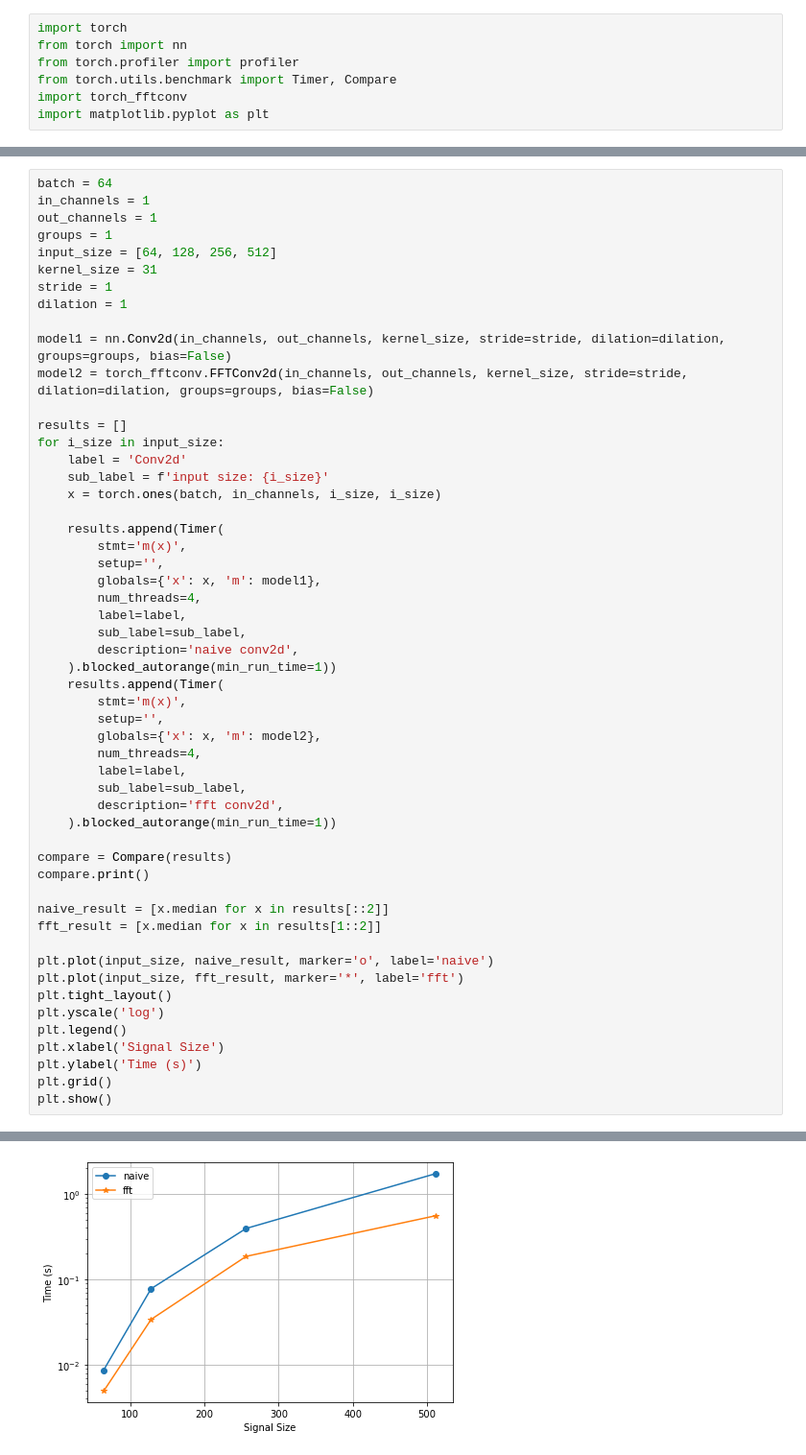
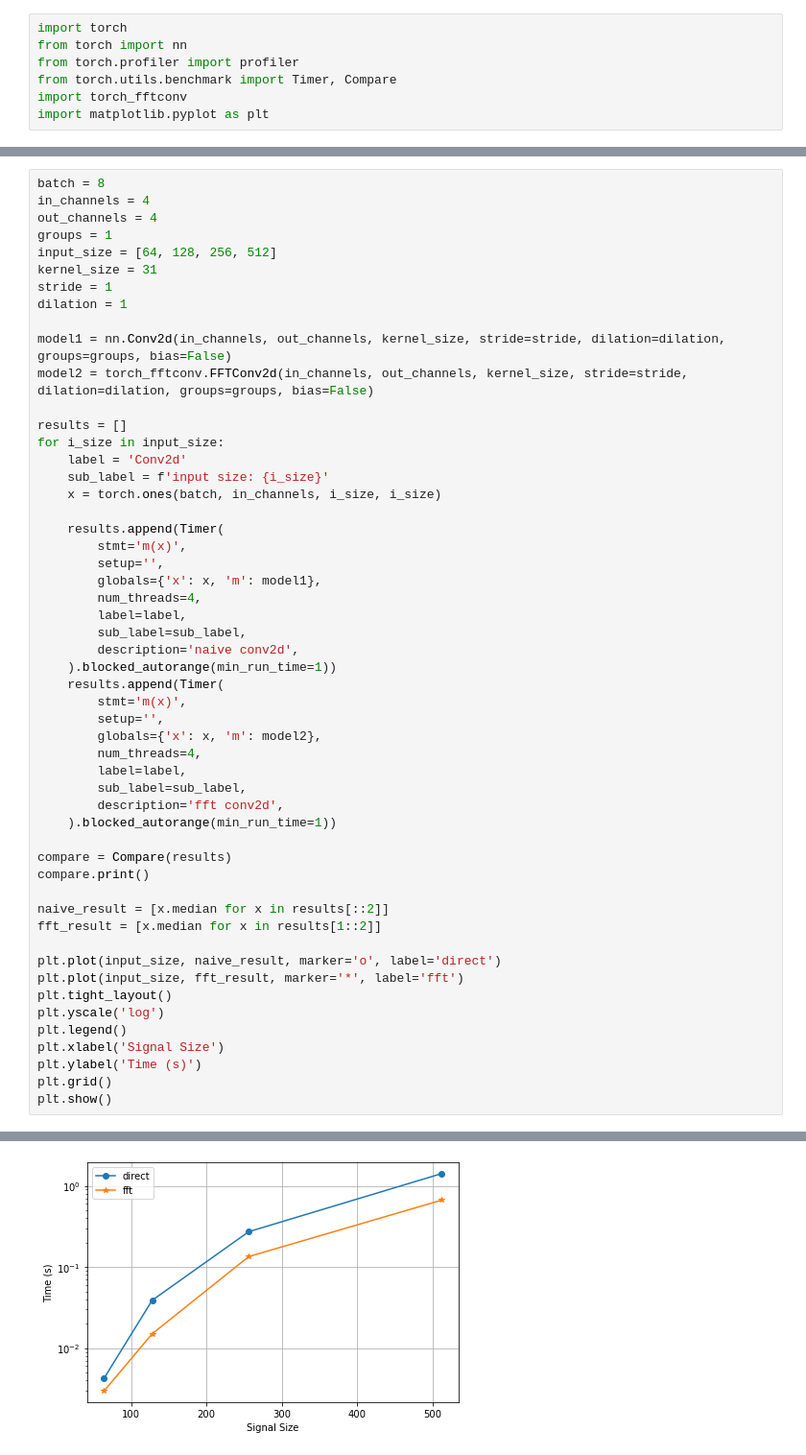
Before and after one commit to yoyololicon/fft-conv-pytorch, a Jupyter notebook: benchmark.ipynb, the cells around one changed output, grey strips where cells are left out. Shown: that part at 96% size. Drawn from its saved outputs; the diff is of its cells as text.

```diff
--- a/benchmark.ipynb
+++ b/benchmark.ipynb
@@ -10,7 +11,7 @@ import matplotlib.pyplot as plt
 # %%
-batch = 64
-in_channels = 1
-out_channels = 1
+batch = 8
+in_channels = 4
+out_channels = 4
 groups = 1
 input_size = [64, 128, 256, 512]
 kernel_size = 31
@@ -51,7 +52,7 @@ compare.print()
 naive_result = [x.median for x in results[::2]]
 fft_result = [x.median for x in results[1::2]]
 
-plt.plot(input_size, naive_result, marker='o', label='naive')
+plt.plot(input_size, naive_result, marker='o', label='direct')
 plt.plot(input_size, fft_result, marker='*', label='fft')
 plt.tight_layout()
 plt.yscale('log')
@@ -71,4 +72,4 @@ plt.show()
 
 Times are in milliseconds (ms).
-[figure, old version]
+[figure, new version]
 # %% [markdown]
```
Also changed, not shown: parts of 24 cells of this notebook, 2 other files.
